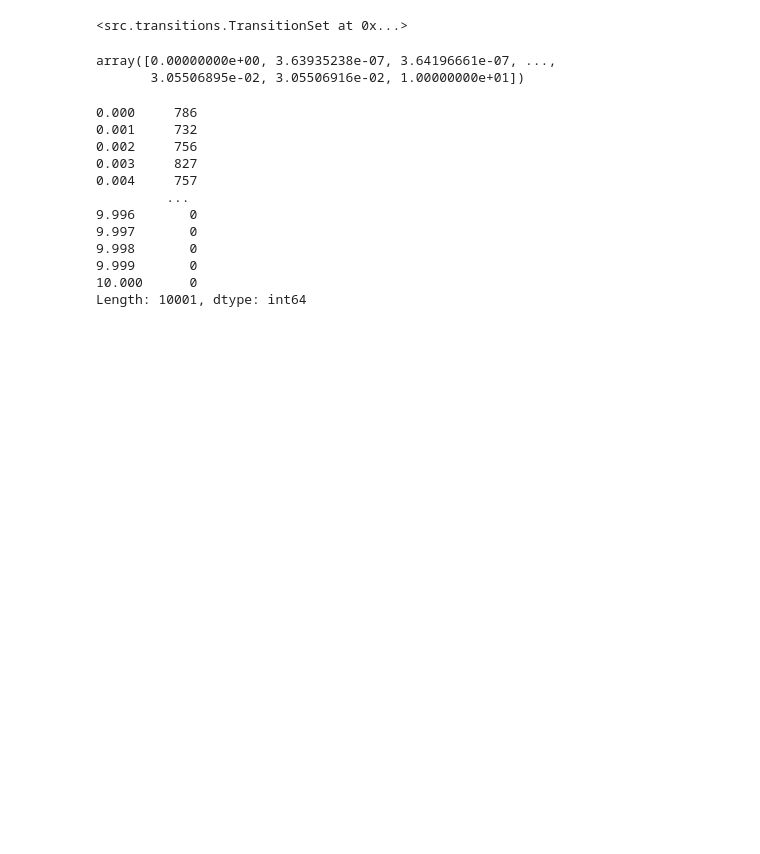
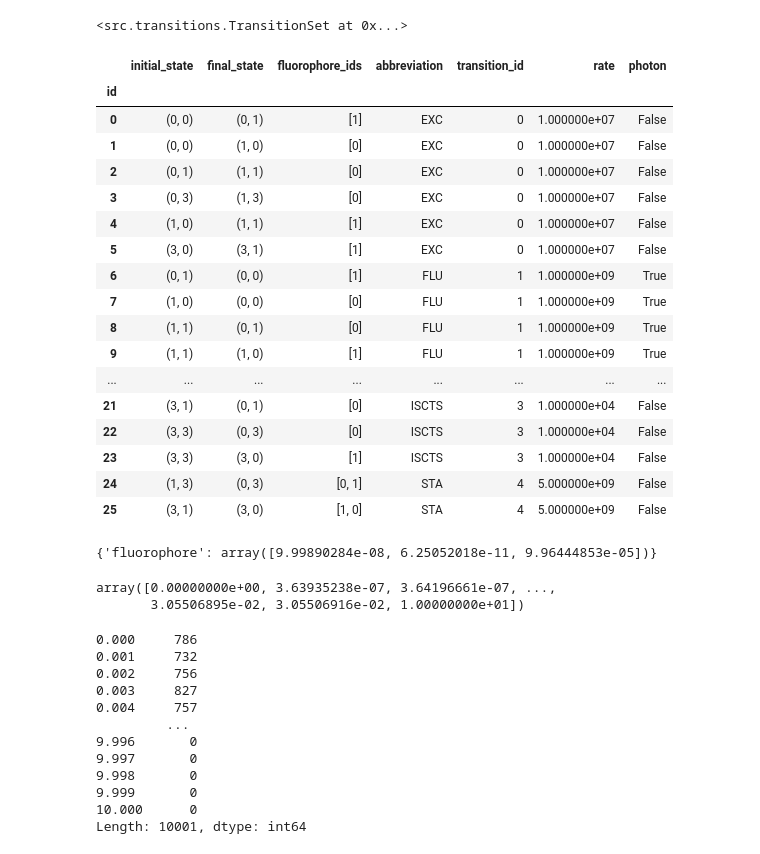
Before and after one commit to super-resolution/Fluopy, a Jupyter notebook: notebooks/trials.ipynb, the cells around one changed output. Saved outputs shown, nothing was run; the diff lists cells and outputs as text; code cells hidden in the pictures; blank space fills up the shorter version.

```diff
--- a/notebooks/trials.ipynb
+++ b/notebooks/trials.ipynb
@@ -45,11 +82,11 @@ warnings.formatwarning = custom_warning_format
 # %%
 fluorophores = fl.construct_fluorophores(name='cy5_widengren',
                                          distance=10,
-                                         count=2,
+                                         count=3,
                                          shape='square')
 fluorophore_system = fl.FluorophoreSystem(fluorophores)
 # %%
-transitions = fluorophore_system.load_transitions(energy_transfer=False,
+transitions = fluorophore_system.load_transitions(energy_transfer=True,
                                                   bleaching=True)
 # %%
 transition_set = tr.TransitionSet(transitions, fluorophore_system)
@@ -57,6 +94,27 @@ transition_set = tr.TransitionSet(transitions, fluorophore_system)
 transition_set.finalize()
 # %% [output]
 <src.transitions.TransitionSet at 0x...>
+# %%
+transition_set.combined_state_transitions_df
+# %% [output]
+|  | initial_state | final_state | fluorophore_ids | abbreviation | transition_id | rate | photon |
+| id |  |  |  |  |  |  |  |
+| 0 | (0, 0) | (0, 1) | [1] | EXC | 0 | 1.000000e+07 | False |
+| 1 | (0, 0) | (1, 0) | [0] | EXC | 0 | 1.000000e+07 | False |
+| 2 | (0, 1) | (1, 1) | [0] | EXC | 0 | 1.000000e+07 | False |
+| 3 | (0, 3) | (1, 3) | [0] | EXC | 0 | 1.000000e+07 | False |
+| 4 | (1, 0) | (1, 1) | [1] | EXC | 0 | 1.000000e+07 | False |
+| 5 | (3, 0) | (3, 1) | [1] | EXC | 0 | 1.000000e+07 | False |
+| 6 | (0, 1) | (0, 0) | [1] | FLU | 1 | 1.000000e+09 | True |
+| 7 | (1, 0) | (0, 0) | [0] | FLU | 1 | 1.000000e+09 | True |
+| 8 | (1, 1) | (0, 1) | [0] | FLU | 1 | 1.000000e+09 | True |
+| 9 | (1, 1) | (1, 0) | [1] | FLU | 1 | 1.000000e+09 | True |
+| ... | ... | ... | ... | ... | ... | ... | ... |
+| 21 | (3, 1) | (0, 1) | [0] | ISCTS | 3 | 1.000000e+04 | False |
+| 22 | (3, 3) | (0, 3) | [0] | ISCTS | 3 | 1.000000e+04 | False |
+| 23 | (3, 3) | (3, 0) | [1] | ISCTS | 3 | 1.000000e+04 | False |
+| 24 | (1, 3) | (0, 3) | [0, 1] | STA | 4 | 5.000000e+09 | False |
+| 25 | (3, 1) | (3, 0) | [1, 0] | STA | 4 | 5.000000e+09 | False |
 # %%
 simmul = si.Simulation(transition_set)
 simmul.run(end_time=10)
@@ -63,3 +123,7 @@ simmul.run(end_time=10)
+# %%
+analysis.mean_lifetimes
+# %% [output]
+{'fluorophore': array([9.99890284e-08, 6.25052018e-11, 9.96444853e-05])}
 # %%
 simmul.time_series
 # %% [output]
```
Also changed, not shown: parts of 2 cells of this notebook, 37 other files.
